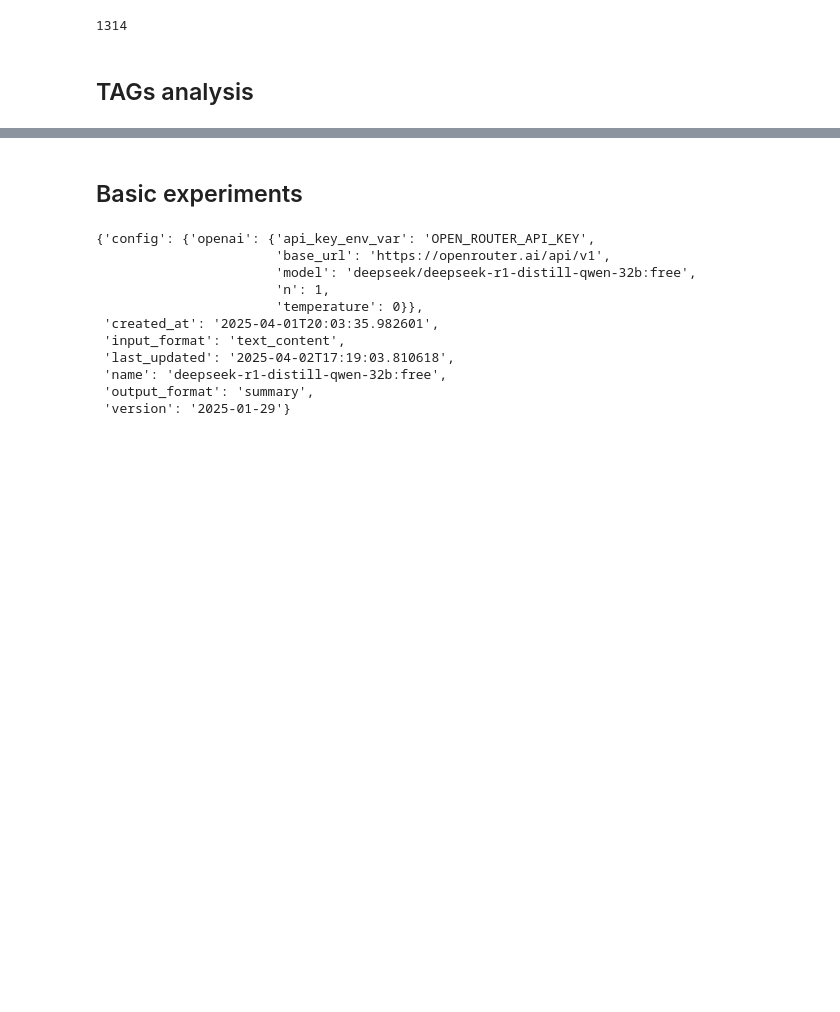
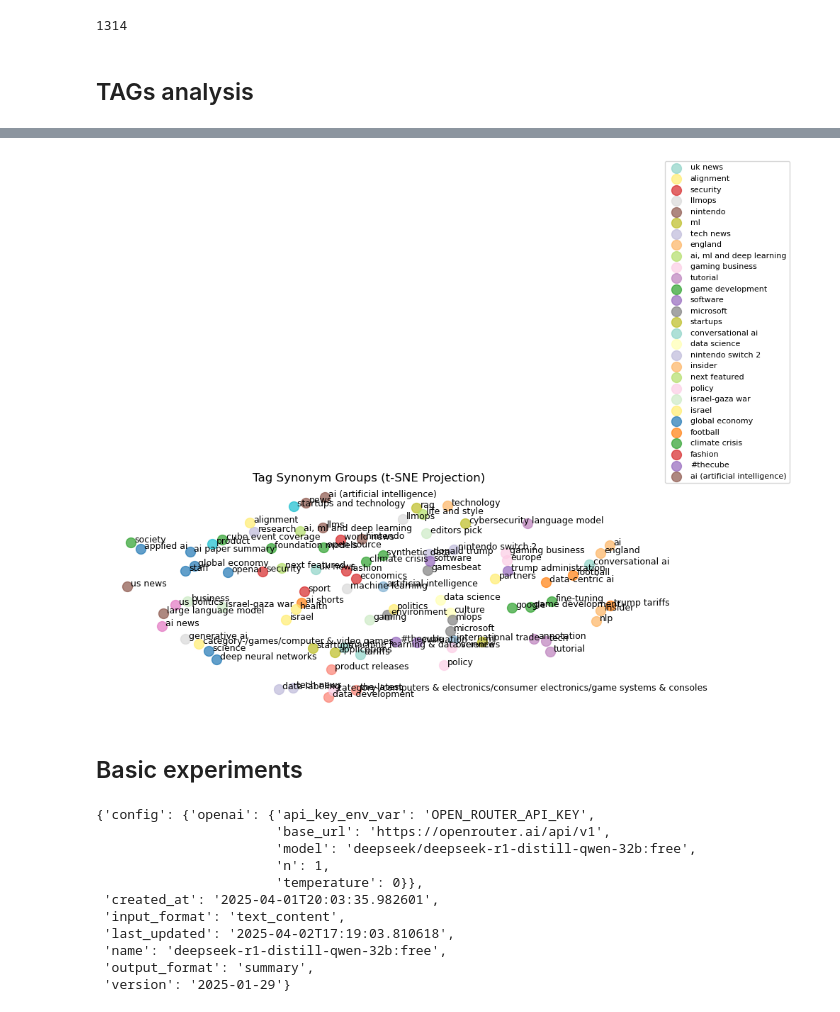
Before and after one commit to mcrilo33/hex_machina, a Jupyter notebook: notebooks/enricher.ipynb, the cells around one changed output, grey strips where cells are left out. Cells and saved outputs as stored; diff of their text form; code cells hidden in the pictures; blank space fills up the shorter version.

Commit message:
add enricher_routine

```diff
--- a/notebooks/enricher.ipynb
+++ b/notebooks/enricher.ipynb
@@ -247,2 +284,0 @@ model["model_instance"].predict(input)
-# %%
-predictions = storage.run_model_on_articles(model, articles[:2], save=False)
@@ -270,9 +285,20 @@ pprint(model)
 # %%
-from ttd.enricher.pipeline import Pipe
+model_dict = storage.get_by_field(
+    "models",
+    "name",
+    "test_deepseek-r1-distill-qwen-32b:free"
+)
+model = storage.load("model_instance", model)
 
-model = storage.load_model_by_name("deepseek-r1-distill-qwen-32b:free")
 Queries = [
-    ("article", map(lambda x: storage.load('text_content', x), query1))
+    QueryInput(
+        source="article",
+        alias="article_1",
+        data=list(map(lambda x: storage.load('text_content', x),
+                         articles[:2]))
+    )
+#    ("article_2", list(map(lambda x: storage.load('text_content', x),
+#                         articles[:2])))
 ]
 
 pipe = Pipe(
@@ -281,4 +307,5 @@ pipe = Pipe(
     model,
     storage
 )
+pipe.run(save=False)
 # %% [output]
@@ -543,3 +670,53 @@ GTC 2025             : 6
+# %%
+import matplotlib.pyplot as plt
+from sklearn.manifold import TSNE
+import numpy as np
+import random
+
+def plot_tag_synonym_groups(embeddings: dict, groups: list[dict]):
+    """
+    embeddings: dict of tag -> list of floats (vectors)
+    groups: list of dicts with keys 'name' and 'synonyms'
+    """
+    tags = list(embeddings.keys())
+    vectors = np.array([embeddings[tag] for tag in tags])
+
+    # Reduce to 2D for visualization
+    tsne = TSNE(n_components=2, random_state=42, perplexity=5)
+    reduced = tsne.fit_transform(vectors)
+
+    # Map tag -> 2D point
+    coords = {tag: point for tag, point in zip(tags, reduced)}
+
+    # Assign group colors
+    group_map = {}
+    color_map = {}
+    color_pool = plt.cm.tab10.colors + plt.cm.Set3.colors
+
+    for i, group in enumerate(groups):
+        root = group['name']
+        color = color_pool[i % len(color_pool)]
+        for synonym in group['synonyms'] + [root]:
+            group_map[synonym] = root
+            color_map[root] = color
+
+    # Plot
+    plt.figure(figsize=(10, 8))
+    for tag, point in coords.items():
+        root = group_map.get(tag, tag)
+        color = color_map.get(root, "gray")
+        plt.scatter(*point, color=color, label=root if tag == root else "", s=100, alpha=0.7)
+        plt.text(point[0]+0.5, point[1], tag, fontsize=9)
+
+    plt.title("Tag Synonym Groups (t-SNE Projection)")
+    plt.axis("off")
+    plt.legend(loc='best', fontsize=8, bbox_to_anchor=(1.05, 1))
+    plt.tight_layout()
+    plt.show()
+
+plot_tag_synonym_groups(embeddings=load_embeddings(CACHE_PATH), groups=fake_results)
+# %% [output]
+[figure, added]
 # %% [markdown]
 ## Basic experiments
 # %%
```
Also changed, not shown: parts of 21 cells of this notebook, 15 other files.
